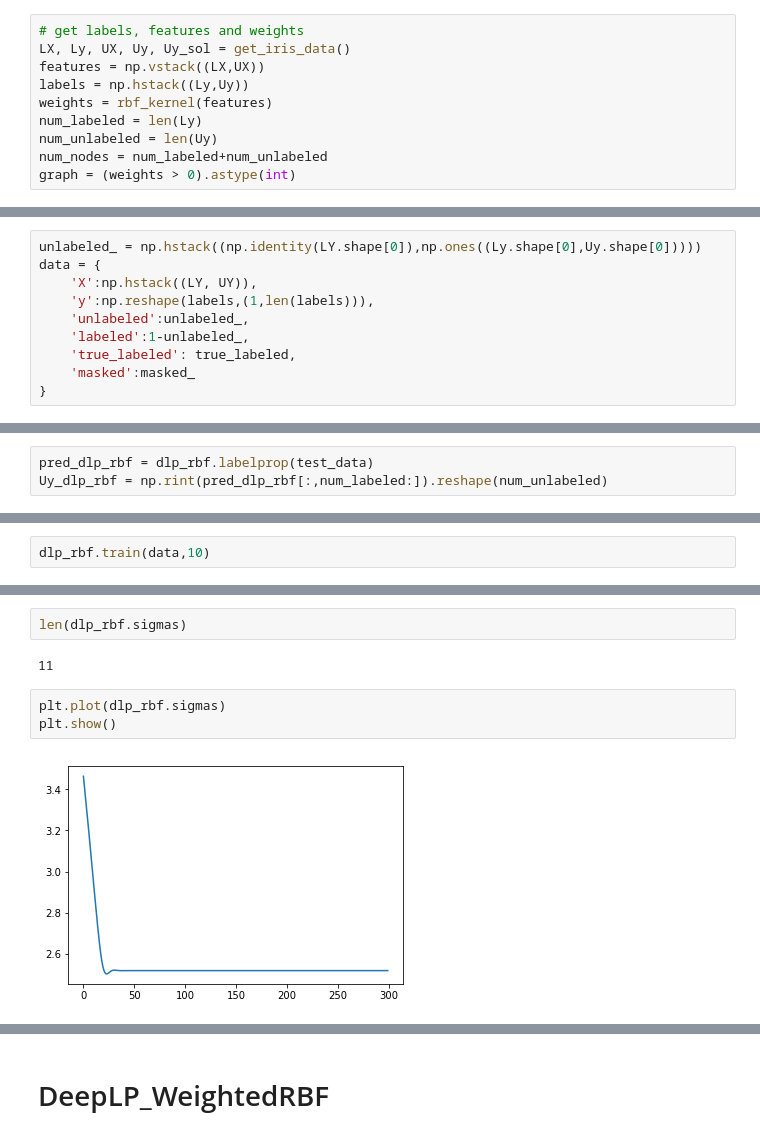
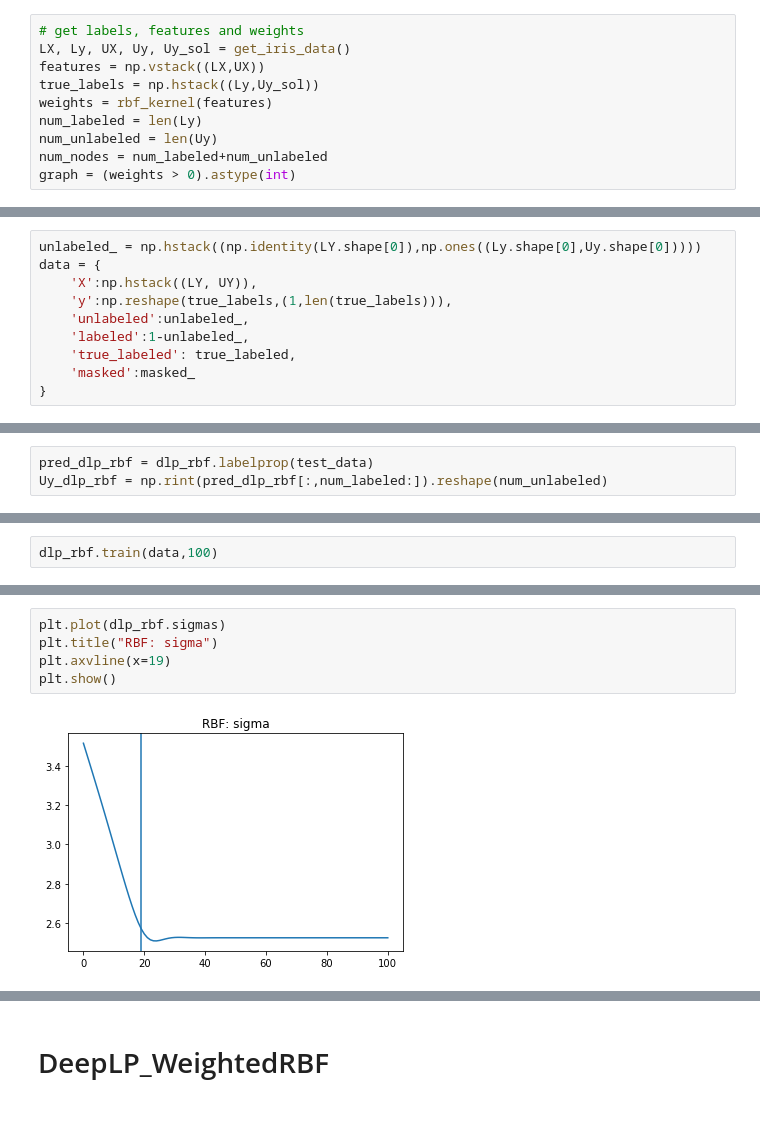
Before and after one commit to GRSEB9S/Deep-Label-Propagation, a Jupyter notebook: main.ipynb, the cells around one changed output, grey strips where cells are left out. Cells and saved outputs as stored; diff of their text form.

```diff
--- a/main.ipynb
+++ b/main.ipynb
@@ -14,7 +14,7 @@ from utils import *
 # get labels, features and weights
 LX, Ly, UX, Uy, Uy_sol = get_iris_data()
 features = np.vstack((LX,UX))
-labels = np.hstack((Ly,Uy))
+true_labels = np.hstack((Ly,Uy_sol))
 weights = rbf_kernel(features)
 num_labeled = len(Ly)
 num_unlabeled = len(Uy)
@@ -42,7 +43,7 @@ test_data = {
 unlabeled_ = np.hstack((np.identity(LY.shape[0]),np.ones((Ly.shape[0],Uy.shape[0]))))
 data = {
     'X':np.hstack((LY, UY)),
-    'y':np.reshape(labels,(1,len(labels))),
+    'y':np.reshape(true_labels,(1,len(true_labels))),
     'unlabeled':unlabeled_,
     'labeled':1-unlabeled_,
     'true_labeled': true_labeled,
@@ -121,4 +102,4 @@ RMSE: 0.0134072022161
 Objective: 1271.07191023
 # %%
-dlp_rbf.train(data,10)
+dlp_rbf.train(data,100)
 # %% [output]
@@ -137,9 +118,7 @@ epoch: 9 labeled loss: 0.283706 unlabeled loss: 0.287926 accuracy: 0.334
-# %%
-len(dlp_rbf.sigmas)
-# %% [output]
-11
 # %%
 plt.plot(dlp_rbf.sigmas)
+plt.title("RBF: sigma")
+plt.axvline(x=19)
 plt.show()
 # %% [output]
-[figure, old version]
+[figure, new version]
```
Also changed, not shown: parts of 22 cells of this notebook, 2 other files.
